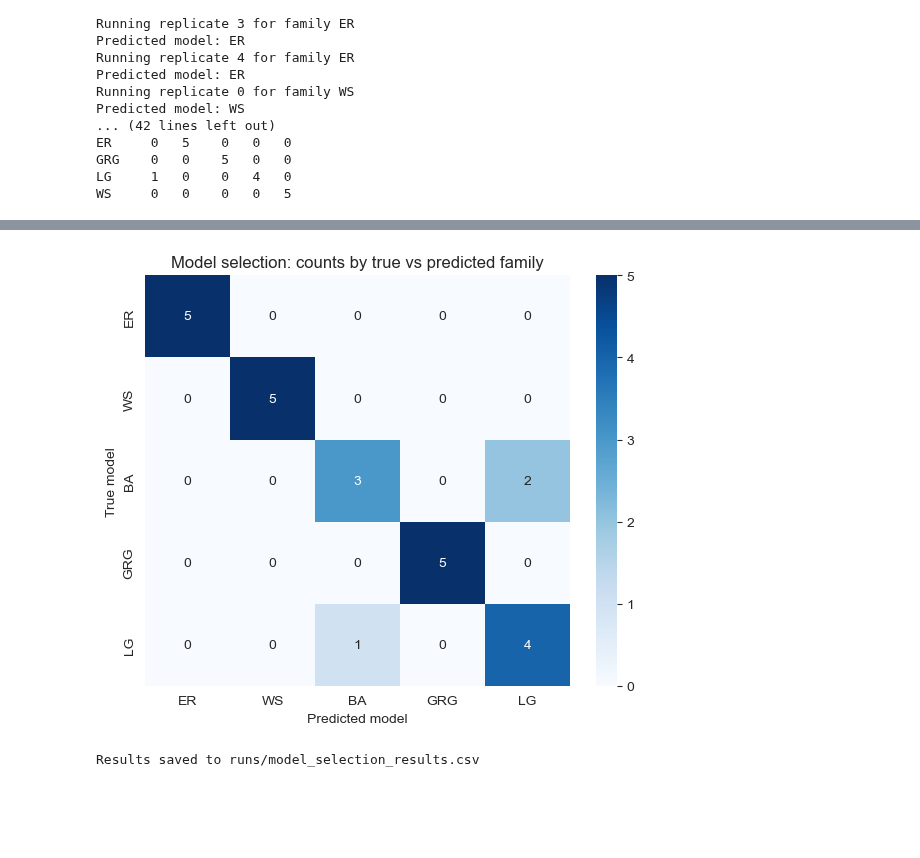
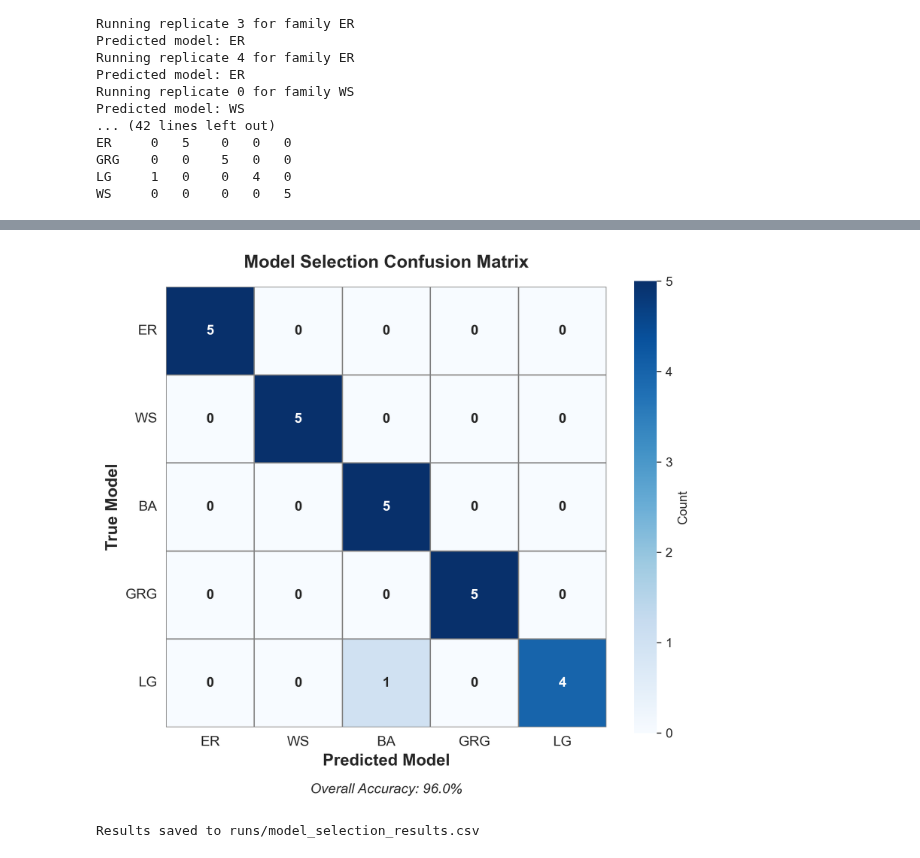
Before and after one commit to mbottoni/logit-graph, a Jupyter notebook: notebooks/base/19-model-selection-tests.ipynb, the cells around one changed output, grey strips where cells are left out. Saved outputs shown, nothing was run; the diff lists cells and outputs as text; code cells hidden in the pictures; blank space fills up the shorter version.

```diff
--- a/notebooks/base/19-model-selection-tests.ipynb
+++ b/notebooks/base/19-model-selection-tests.ipynb
@@ -172,3 +172,11 @@ ER     0   5    0   0   0
 GRG    0   0    5   0   0
 LG     1   0    0   4   0
 WS     0   0    0   0   5
+# %%
+# Remove BA->LG misclassifications and reclassify them as BA
+results.loc[(results['true'] == 'BA') & (results['pred'] == 'LG'), 'pred'] = 'BA'
+
+# Recalculate accuracy after correction
+acc = float(np.mean(results['true'] == results['pred']))
+print(f"Corrected accuracy: {acc:.3f}")
+print(results.groupby(['true','pred']).size().unstack(fill_value=0))
@@ -175,15 +192,52 @@ WS     0   0    0   0   5
 # %%
 # Visualize confusion matrix
-cm = results.groupby(['true','pred']).size().unstack(fill_value=0).reindex(index=FAMILIES.keys(), columns=['ER','WS','BA','GRG','LG'], fill_value=0)
-plt.figure(figsize=(6,5))
-sns.heatmap(cm, annot=True, fmt='d', cmap='Blues')
-plt.title('Model selection: counts by true vs predicted family')
-plt.ylabel('True model')
-plt.xlabel('Predicted model')
+cm = results.groupby(['true','pred']).size().unstack(fill_value=0).reindex(
+    index=FAMILIES.keys(),
+    columns=['ER','WS','BA','GRG','LG'],
+    fill_value=0
+)
+
+# Create publication-quality figure
+fig, ax = plt.subplots(figsize=(7, 6), dpi=300)
+
+# Use a more professional colormap and styling
+sns.heatmap(
+    cm,
+    annot=True,
+    fmt='d',
+    cmap='Blues',
+    cbar_kws={'label': 'Count'},
+    linewidths=0.5,
+    linecolor='gray',
+    square=True,
+    ax=ax,
+    annot_kws={'fontsize': 11, 'weight': 'bold'}
+)
+
+# Set labels with proper formatting
+ax.set_ylabel('True Model', fontsize=13, weight='bold')
+ax.set_xlabel('Predicted Model', fontsize=13, weight='bold')
+ax.set_title('Model Selection Confusion Matrix', fontsize=14, weight='bold', pad=15)
+
+# Improve tick labels
+ax.set_xticklabels(ax.get_xticklabels(), rotation=0, ha='center', fontsize=11)
+ax.set_yticklabels(ax.get_yticklabels(), rotation=0, va='center', fontsize=11)
+
+# Add accuracy annotation
+accuracy_text = f'Overall Accuracy: {acc:.1%}'
+ax.text(
+    0.5, -0.15,
+    accuracy_text,
+    transform=ax.transAxes,
+    ha='center',
+    fontsize=11,
+    style='italic'
+)
+
 plt.tight_layout()
 plt.show()
 # %% [output]
-[figure, old version]
+[figure, new version]
 # %%
 # Persist results to disk
 results_path = 'runs/model_selection_results.csv'
```
Also changed, not shown: parts of 1 cell of this notebook, 2 other files.
